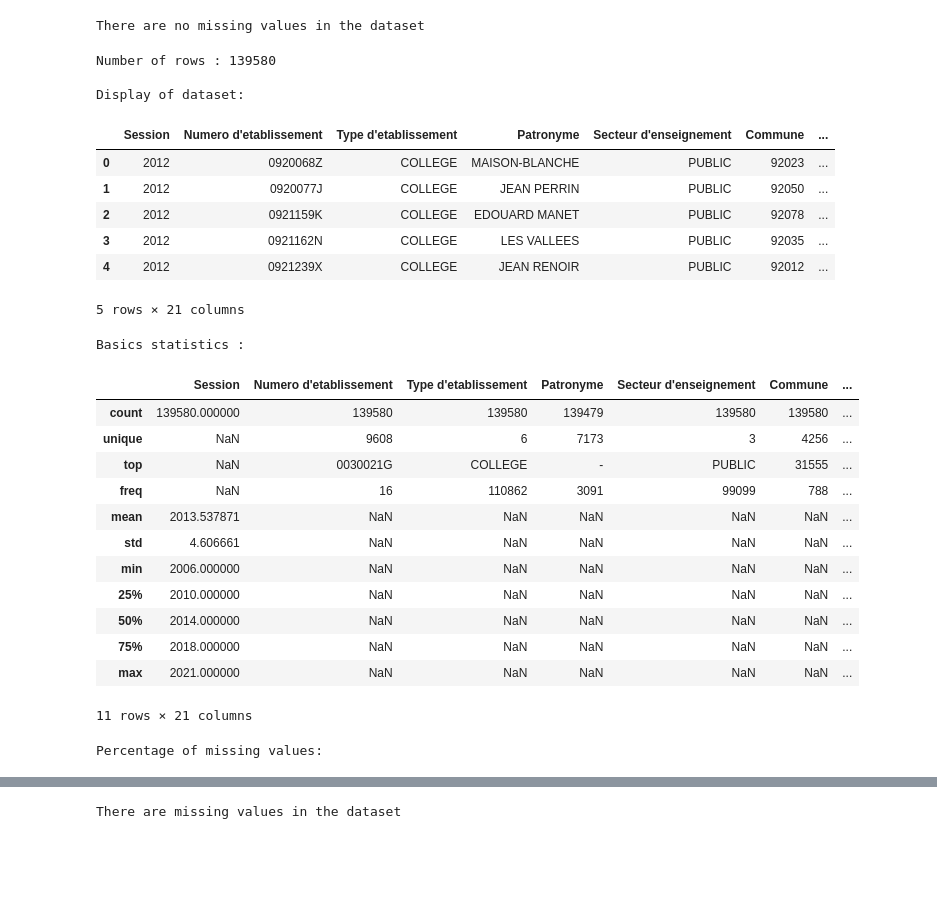
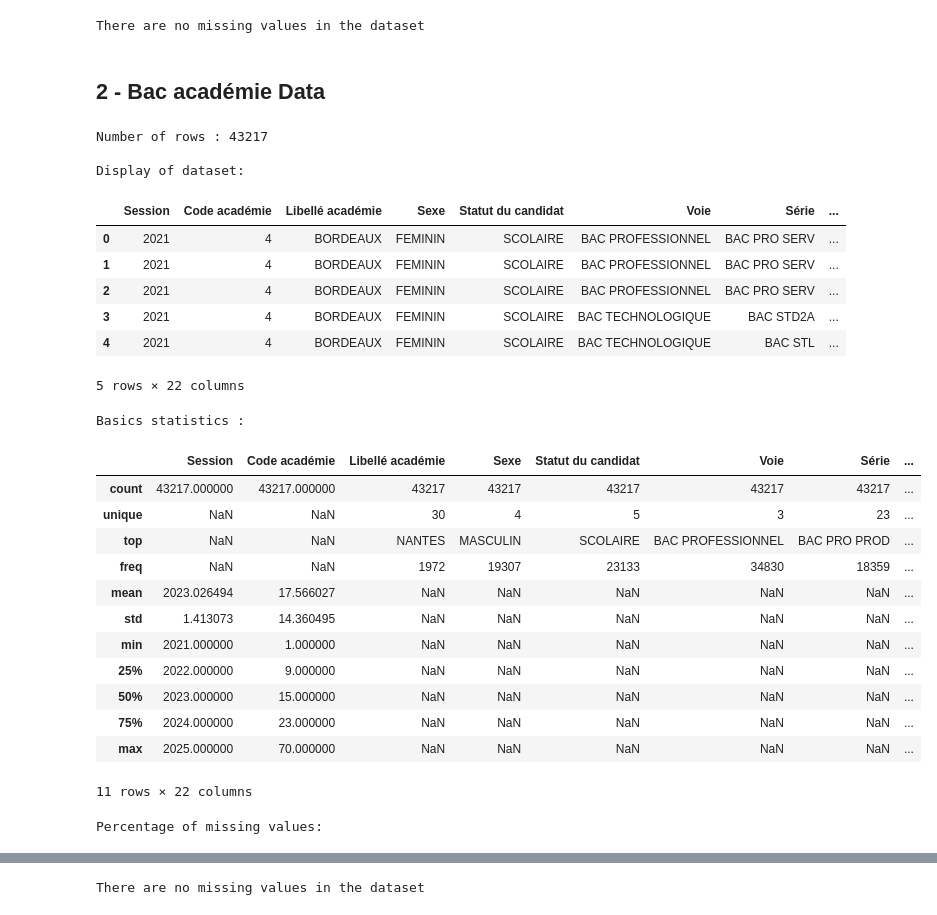
Before and after one commit to GregA2026/Education_project, a Jupyter notebook: explo_gregory.ipynb, the cells around one changed output, grey strips where cells are left out. Cells and saved outputs as stored; diff of their text form; code cells hidden in the pictures; blank space fills up the shorter version.

Commit message:
add dataset

```diff
--- a/explo_gregory.ipynb
+++ b/explo_gregory.ipynb
@@ -7,6 +7,15 @@ import plotly.figure_factory as ff
 from plotly.subplots import make_subplots
 import matplotlib.pyplot as plt
 # %%
-#load dataset
-path = 'reussite_bac_origine_sociale.csv'
-df = pd.read_csv(path, delimiter=';')
+#load datasets
+path_1 = 'data/depp-rers-2017-donnees-fiche-02-06-810812.xls'
+path_2 = 'data/fr-en-baccalaureat-par-academie.csv'
+path_3 = 'data/fr-en-college-effectifs-niveau-sexe-lv.csv'
+path_4 = 'data/fr-en-dnb-par-etablissement.csv'
+path_5 = 'data/fr-en-reussite-au-baccalaureat-origine-sociale.csv'
+
+taille_collège_lycée_data = pd.read_excel(path_1)
+bac_academie_data = pd.read_csv(path_2, delimiter=';')
+college_effectif_data = pd.read_csv(path_3, delimiter=';')
+brevet_établissement_data = pd.read_csv(path_4, delimiter=';')
+bac_origine_data = pd.read_csv(path_5, delimiter=';')
@@ -89,45 +103,47 @@ df = pd.read_csv(path, delimiter=';')
+# %% [markdown]
+## 2 - Bac académie Data
 # %%
 # Basic stats
-print(f'Number of rows : {df.shape[0]}\n')
+print(f'Number of rows : {bac_academie_data.shape[0]}\n')
 
 print('Display of dataset: ')
-display(df.head())
+display(bac_academie_data.head())
 
 print('Basics statistics :')
-data_desc = df.describe(include='all')
+data_desc = bac_academie_data.describe(include='all')
 display(data_desc)
 
 print('Percentage of missing values: ')
-display(100 * df.isnull().sum() / df.shape[0])
+display(100 * bac_academie_data.isnull().sum() / bac_academie_data.shape[0])
 
-missing_values = df.isnull().any().any()
+missing_values = bac_academie_data.isnull().any().any()
 if missing_values :
     print('There are missing values in the dataset')
 else :
     print('There are no missing values in the dataset')
 # %% [output]
-Number of rows : 139580
+Number of rows : 43217
 
 Display of dataset:
-|  | Session | Numero d'etablissement | Type d'etablissement | Patronyme | Secteur d'enseignement | Commune | ... |
-| 0 | 2012 | 0920068Z | COLLEGE | MAISON-BLANCHE | PUBLIC | 92023 | ... |
-| 1 | 2012 | 0920077J | COLLEGE | JEAN PERRIN | PUBLIC | 92050 | ... |
-| 2 | 2012 | 0921159K | COLLEGE | EDOUARD MANET | PUBLIC | 92078 | ... |
-| 3 | 2012 | 0921162N | COLLEGE | LES VALLEES | PUBLIC | 92035 | ... |
-| 4 | 2012 | 0921239X | COLLEGE | JEAN RENOIR | PUBLIC | 92012 | ... |
+|  | Session | Code académie | Libellé académie | Sexe | Statut du candidat | Voie | Série | ... |
+| 0 | 2021 | 4 | BORDEAUX | FEMININ | SCOLAIRE | BAC PROFESSIONNEL | BAC PRO SERV | ... |
+| 1 | 2021 | 4 | BORDEAUX | FEMININ | SCOLAIRE | BAC PROFESSIONNEL | BAC PRO SERV | ... |
+| 2 | 2021 | 4 | BORDEAUX | FEMININ | SCOLAIRE | BAC PROFESSIONNEL | BAC PRO SERV | ... |
+| 3 | 2021 | 4 | BORDEAUX | FEMININ | SCOLAIRE | BAC TECHNOLOGIQUE | BAC STD2A | ... |
+| 4 | 2021 | 4 | BORDEAUX | FEMININ | SCOLAIRE | BAC TECHNOLOGIQUE | BAC STL | ... |
-5 rows × 21 columns
+5 rows × 22 columns
 Basics statistics :
-|  | Session | Numero d'etablissement | Type d'etablissement | Patronyme | Secteur d'enseignement | Commune | ... |
-| count | 139580.000000 | 139580 | 139580 | 139479 | 139580 | 139580 | ... |
-| unique | NaN | 9608 | 6 | 7173 | 3 | 4256 | ... |
-| top | NaN | 0030021G | COLLEGE | - | PUBLIC | 31555 | ... |
-| freq | NaN | 16 | 110862 | 3091 | 99099 | 788 | ... |
-| mean | 2013.537871 | NaN | NaN | NaN | NaN | NaN | ... |
-| std | 4.606661 | NaN | NaN | NaN | NaN | NaN | ... |
-| min | 2006.000000 | NaN | NaN | NaN | NaN | NaN | ... |
-| 25% | 2010.000000 | NaN | NaN | NaN | NaN | NaN | ... |
-| 50% | 2014.000000 | NaN | NaN | NaN | NaN | NaN | ... |
-| 75% | 2018.000000 | NaN | NaN | NaN | NaN | NaN | ... |
-| max | 2021.000000 | NaN | NaN | NaN | NaN | NaN | ... |
+|  | Session | Code académie | Libellé académie | Sexe | Statut du candidat | Voie | Série | ... |
+| count | 43217.000000 | 43217.000000 | 43217 | 43217 | 43217 | 43217 | 43217 | ... |
+| unique | NaN | NaN | 30 | 4 | 5 | 3 | 23 | ... |
+| top | NaN | NaN | NANTES | MASCULIN | SCOLAIRE | BAC PROFESSIONNEL | BAC PRO PROD | ... |
+| freq | NaN | NaN | 1972 | 19307 | 23133 | 34830 | 18359 | ... |
+| mean | 2023.026494 | 17.566027 | NaN | NaN | NaN | NaN | NaN | ... |
+| std | 1.413073 | 14.360495 | NaN | NaN | NaN | NaN | NaN | ... |
+| min | 2021.000000 | 1.000000 | NaN | NaN | NaN | NaN | NaN | ... |
+| 25% | 2022.000000 | 9.000000 | NaN | NaN | NaN | NaN | NaN | ... |
+| 50% | 2023.000000 | 15.000000 | NaN | NaN | NaN | NaN | NaN | ... |
+| 75% | 2024.000000 | 23.000000 | NaN | NaN | NaN | NaN | NaN | ... |
+| max | 2025.000000 | 70.000000 | NaN | NaN | NaN | NaN | NaN | ... |
-11 rows × 21 columns
+11 rows × 22 columns
 Percentage of missing values:
@@ -150,2 +166,2 @@ Taux de réussite             0.00000
 dtype: float64
-There are missing values in the dataset
+There are no missing values in the dataset
```
Also changed, not shown: parts of 6 cells of this notebook, 1 other file.
